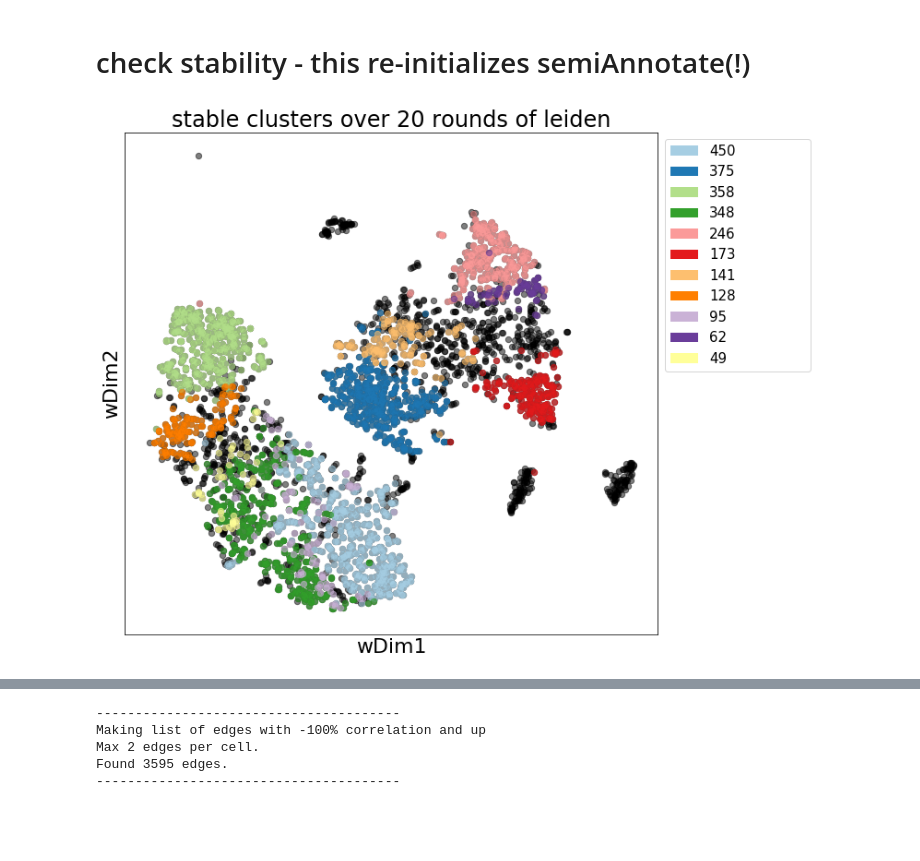
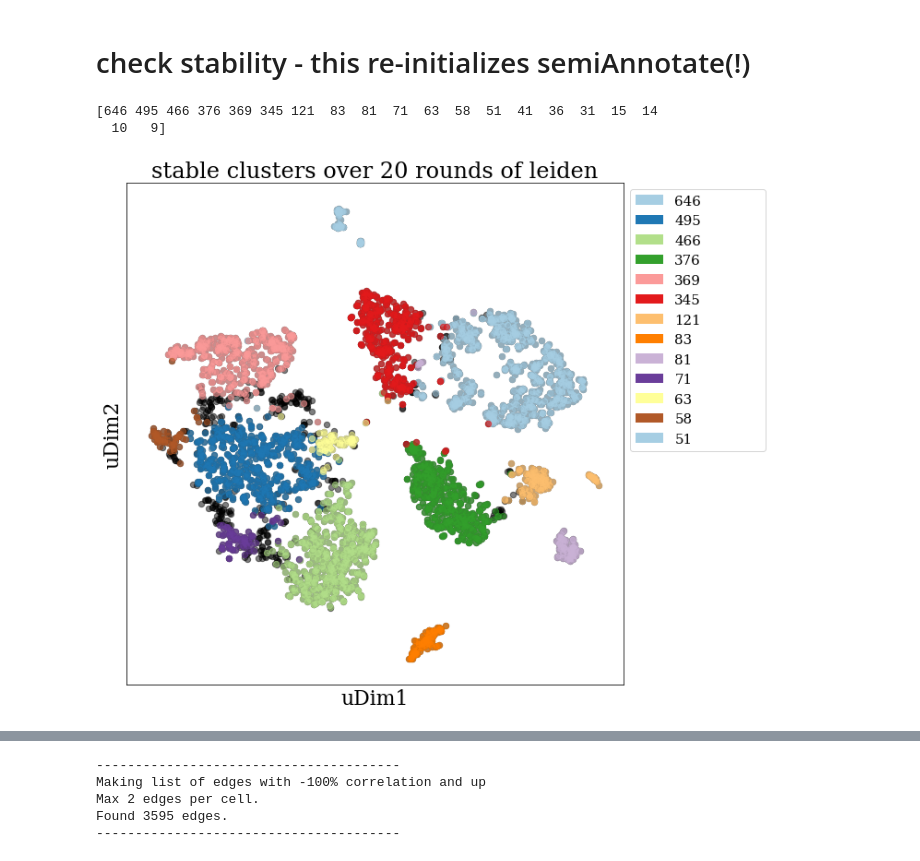
Before and after one commit to BojkArth/semiAnnotate, a Jupyter notebook: 20190808_SpyrosSA_subsampling.ipynb, the cells around one changed output, grey strips where cells are left out. Saved outputs shown, nothing was run; the diff lists cells and outputs as text; code cells hidden in the pictures; blank space fills up the shorter version.

```diff
--- a/20190808_SpyrosSA_subsampling.ipynb
+++ b/20190808_SpyrosSA_subsampling.ipynb
@@ -94,3 +94,4 @@ tSNE done.
 # %%
 tsnedf['new_membership'].value_counts()
 len(class_numbers)
+tsnedf = tsnedf2.copy()
@@ -159,9 +163,8 @@ imp.reload(sam)
 kwds['number_of_cells_per_type'] = 20
 matrix_sub,annot,annotdict, BA_meta,GBM_meta = sam.normmerge_twoCounttables_subsample(BA_newcounts,
                                                                              BA_newmeta, GBM_counttable, GBM_meta, **kwds)
-matrix_feature_selected_sub = sam.feature_select_sub(matrix.dropna(how='all',axis=1),annot,BA_meta,**kwds)
+matrix_feature_selected_sub = sam.feature_select_sub(matrix_sub.dropna(how='all',axis=1),annot,BA_meta,**kwds)
 #matrix??
-tsnedfSU, class_numbersSU,valsSU = sam.semiAnnotate_subsample(matrix_feature_selected_sub,annot,BA_newmeta,GBM_meta,**kwds)
 # %% [output]
 -------------------------------------------
 genes to be removed from counttable:
@@ -182 +185,5 @@ tSNE done.
 -------------------------------------------
+# %%
+kwds['number_of_cells_per_type'] = 20
+kwds['resolution_parameter'] = respar = .001
+tsnedfSU, class_numbersSU,valsSU = sam.semiAnnotate_subsample(matrix_feature_selected_sub,annot,BA_newmeta,GBM_meta,**kwds)
@@ -187,18 +295,0 @@ len(annot)
-# %%
-L,N = matrix_feature_selected_sub.shape
-aau = np.unique(annot)
-aa= annot
-n_fixed = len(aa)
-
-tmp = set(aau)
-initial_membership = list(aa)
-i = 0
-for j in range(N - n_fixed):
-    while i in tmp:
-        i += 1
-    initial_membership.append(i)
-    tmp.add(i)
-    i += 1
-del tmp
-
-initial_membership = list(aa) + list(np.arange(N - n_fixed) + len(aau))
@@ -338,17 +381,16 @@ f.savefig('../leidenalg/Datasets/Darmanis_Brain/'+date+'/semiAnnotate_nofetal_se
 # check stability - this re-initializes semiAnnotate(!)
 # %%
 # uses same dict as above
-
+imp.reload(sam)
 dim = len(matrix_feature_selected.T)
 trials = 20
 b = c = np.ndarray([trials,dim,dim],np.int32)
-
+kwds['resolution_parameter'] = respar = .005
 
 for i in range(trials):
     #values = ['Cell_type',30,500,.8,20,respar[i],True]
-
     #ts, class_numSE,valSE,wdmSE= li.semiAnnotate_to_pca_to_tsnedf(matrix_feature_selected,weights,BA_newmeta,GBM_meta,**kwds)
-    ts, class_numSE,valSE = li.semiAnnotate_using_tsnedf(matrix_feature_selected,weights,BA_newmeta,GBM_meta,tsnedfSE,**kwds)
+    ts, class_numSE,valSE = sam.semiAnnotate_using_tsnedf(matrix_feature_selected,weights,BA_newmeta,GBM_meta,tsnedf2,**kwds)
     newdf2 = ts.copy()
     newdf2['class2'] = newdf2['class']+1
     df = pd.pivot_table(newdf2,values='class2',index=newdf2.index,columns='new_membership',aggfunc=np.count_nonzero).fillna(0).copy()
@@ -372,36 +414,38 @@ groups = df[df.eq(df.iloc[:, 0], axis=0).all(1)==True].idx.values
 
 idxs = []
 for cluster in groups:
     idxs.append(list(stablep[stablep.sum()==cluster].index))
 clusterdict = dict(zip(groups,idxs))
 
 
-len(groups)
-groupi = groups[:11] # take the 11 largest groups
+print(groups)
+groupi = groups[:13] # take the 11 largest groups
 
 
 
 values = sns.color_palette('Paired',len(groupi))
 lut = dict(zip(groupi,values))
 
 f,ax = plt.subplots(figsize=(11,10))
 
-tsnedfSE.plot.scatter('wDim1','wDim2',ax=ax,color='k',s=2*20,alpha=.5)
+tsnedf2.plot.scatter('uDim1','uDim2',ax=ax,color='k',s=2*20,alpha=.5)
 for group in groupi:
     idxes = clusterdict[group]
-    tsnedfSE.loc[idxes].plot.scatter('wDim1','wDim2',ax=ax,color=lut[group],s=40,alpha=.6)
+    tsnedf2.loc[idxes].plot.scatter('uDim1','uDim2',ax=ax,color=lut[group],s=40,alpha=.6)
 
 for x,y in lut.items():
     plt.bar(0,0,color=y,label=x,alpha=1)
     handles, labels = ax.get_legend_handles_labels()
     #plt.legend(handles[:],labels[:],bbox_to_anchor=(-0.0, 1.08, 1., .102), loc=2,
     plt.legend(handles[:],labels[:],bbox_to_anchor=(1, .9, .3, .102), loc=2,
                ncol=1, mode="expand",fontsize=15)
 plt.yticks([]);plt.xticks([])
 plt.title('stable clusters over '+str(trials)+' rounds of leiden')
-plt.gcf().subplots_adjust(left=.05,right=0.78)
+plt.gcf().subplots_adjust(left=.05,right=0.73)
 plt.show()
 f.savefig('../leidenalg/Datasets/Darmanis_Brain/'+date+'/semiAnnotateStability'+date+'.png')
 f.savefig('../leidenalg/Datasets/Darmanis_Brain/'+date+'/semiAnnotateStability'+date+'.pdf')
 # %% [output]
+[646 495 466 376 369 345 121  83  81  71  63  58  51  41  36  31  15  14
+  10   9]
-[figure, old version]
+[figure, new version]
```
Also changed, not shown: parts of 36 cells of this notebook.
